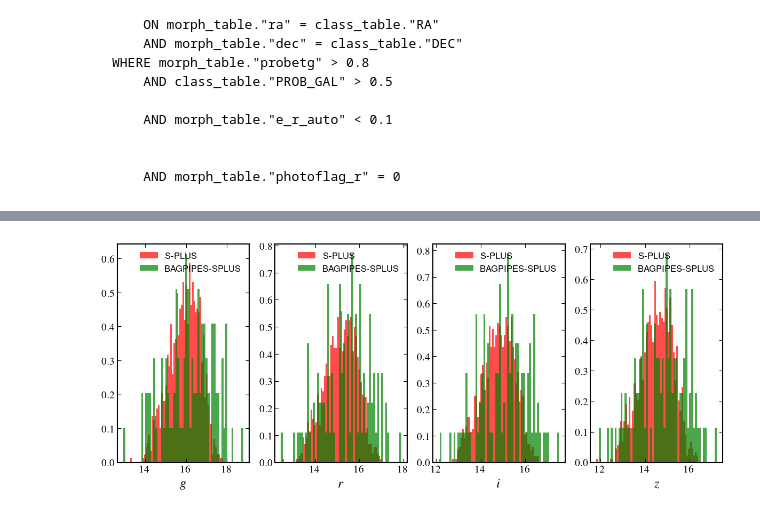
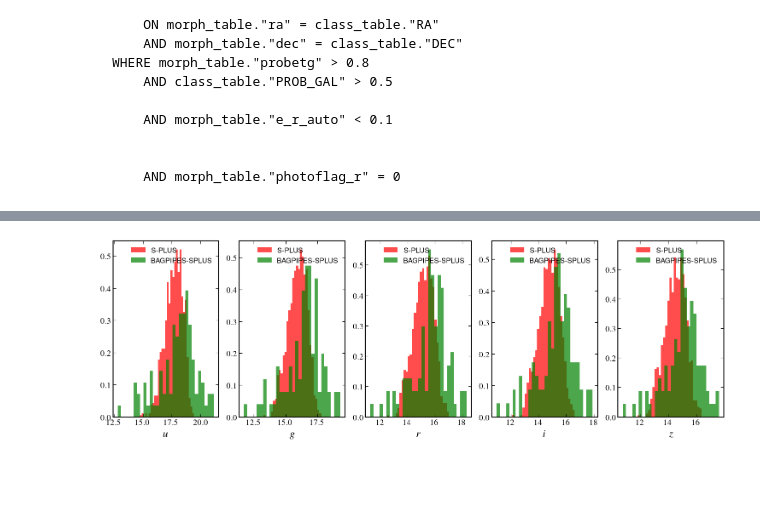
Before and after one commit to pedroand6/Inference4ETGs, a Jupyter notebook: Data/catalogue_estimation.ipynb, the cells around one changed output, grey strips where cells are left out. Cells and saved outputs as stored; diff of their text form; code cells hidden in the pictures; blank space fills up the shorter version.

Commit message:
comparações de massa e cor-cor

```diff
--- a/Data/catalogue_estimation.ipynb
+++ b/Data/catalogue_estimation.ipynb
@@ -233,6 +232,7 @@ tree_mask = (tau != -1) & (alpha < 1000) & (beta < 1000) \
 
 etg_met = table_met[tree_mask]
 etg_massformed = table_massformed[tree_mask]
+etg_sersic_mass = table_sersic_mass[tree_mask]
 etg_SFR = table_SFR[tree_mask]
 etg_dispvel = table_dispvel[tree_mask]
 alpha = alpha[tree_mask]
@@ -240,0 +243,10 @@ tau = tau[tree_mask]
+# %%
+def taylor2011(g, i, M):
+    cor_gi = g - i
+    log_massa = 1.15 + 0.70 * cor_gi - 0.4 * M
+    return log_massa
+# %%
+sdss_etgs['mass'] = taylor2011(sdss_etgs['g'], sdss_etgs['i'], sdss_etgs['i'] - 5 * np.log10(Planck15.luminosity_distance(sdss_etgs['redshift']).value * 1e6 / 10))
+sdss_etgs['mass'] = sdss_etgs['mass'][sdss_etgs['mass'] >= 9]
+
+splus_data['mass'] = taylor2011(splus_data['g_auto'], splus_data['i_auto'], splus_data['i_auto'] - 5 * np.log10(Planck15.luminosity_distance(splus_data['zml']).value * 1e6 / 10))
@@ -241,6 +295,6 @@ tau = tau[tree_mask]
 # %%
 # Estimamos a função de densidade de probabilidade multivariada com o KDE
-values = np.vstack([etg_met, np.log10(etg_massformed),
+values = np.vstack([etg_met, etg_sersic_mass,
                     np.log10(etg_dispvel), np.log10(tau), np.log10(alpha), np.log10(beta)])
 kernel = stats.gaussian_kde(values, bw_method='silverman')
 
@@ -554,38 +608,47 @@ plt.show()
 # %%
-plt.figure(figsize=(12, 5))
-plt.subplot(1, 4, 1)
-plt.hist(splus_data['g_auto'], bins=60, color='red', alpha=0.7, label="S-PLUS", density=True)
-plt.hist(mock_photo_splus[:, band_index_splus["gSDSS"]], bins=60, color='green', alpha=0.7, label="BAGPIPES-SPLUS", density=True)
+plt.figure(figsize=(15, 5))
+
+plt.subplot(1, 5, 1)
+plt.hist(splus_data['u_auto'], bins=30, color='red', alpha=0.7, label="S-PLUS", density=True)
+plt.hist(mock_photo_splus[:, band_index_splus["uJAVA"]], bins=30, color='green', alpha=0.7, label="BAGPIPES-SPLUS", density=True)
+
+plt.xlabel(r"$u$")
+
+plt.legend()
+
+plt.subplot(1, 5, 2)
+plt.hist(splus_data['g_auto'], bins=30, color='red', alpha=0.7, label="S-PLUS", density=True)
+plt.hist(mock_photo_splus[:, band_index_splus["gSDSS"]], bins=30, color='green', alpha=0.7, label="BAGPIPES-SPLUS", density=True)
 
 plt.xlabel(r"$g$")
 
 plt.legend()
 
-plt.subplot(1, 4, 2)
-plt.hist(splus_data['r_auto'], bins=60, color='red', alpha=0.7, label="S-PLUS", density=True)
-plt.hist(mock_photo_splus[:, band_index_splus["rSDSS"]], bins=60, color='green', alpha=0.7, label="BAGPIPES-SPLUS", density=True)
+plt.subplot(1, 5, 3)
+plt.hist(splus_data['r_auto'], bins=30, color='red', alpha=0.7, label="S-PLUS", density=True)
+plt.hist(mock_photo_splus[:, band_index_splus["rSDSS"]], bins=30, color='green', alpha=0.7, label="BAGPIPES-SPLUS", density=True)
 
 plt.xlabel(r"$r$")
 
 plt.legend()
 
-plt.subplot(1, 4, 3)
-plt.hist(splus_data['i_auto'], bins=60, color='red', alpha=0.7, label="S-PLUS", density=True)
-plt.hist(mock_photo_splus[:, band_index_splus["iSDSS"]], bins=60, color='green', alpha=0.7, label="BAGPIPES-SPLUS", density=True)
+plt.subplot(1, 5, 4)
+plt.hist(splus_data['i_auto'], bins=30, color='red', alpha=0.7, label="S-PLUS", density=True)
+plt.hist(mock_photo_splus[:, band_index_splus["iSDSS"]], bins=30, color='green', alpha=0.7, label="BAGPIPES-SPLUS", density=True)
 
 plt.xlabel(r"$i$")
 
 plt.legend()
 
-plt.subplot(1, 4, 4)
-plt.hist(splus_data['z_auto'], bins=60, color='red', alpha=0.7, label="S-PLUS", density=True)
-plt.hist(mock_photo_splus[:, band_index_splus["zSDSS"]], bins=60, color='green', alpha=0.7, label="BAGPIPES-SPLUS", density=True)
+plt.subplot(1, 5, 5)
+plt.hist(splus_data['z_auto'], bins=30, color='red', alpha=0.7, label="S-PLUS", density=True)
+plt.hist(mock_photo_splus[:, band_index_splus["zSDSS"]], bins=30, color='green', alpha=0.7, label="BAGPIPES-SPLUS", density=True)
 
 plt.xlabel(r"$z$")
 
 plt.legend()
 
 plt.tight_layout()
 plt.show()
 # %% [output]
-[figure, old version]
+[figure, new version]
```
Also changed, not shown: parts of 12 cells of this notebook.
